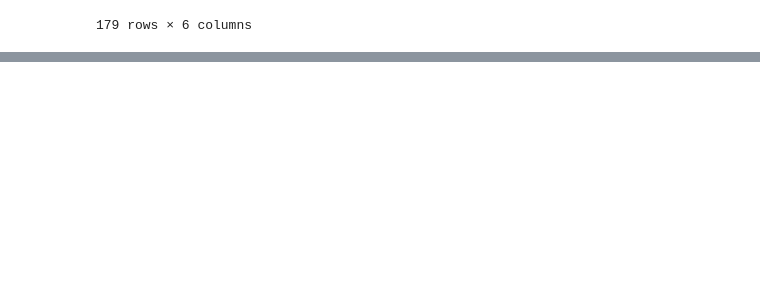
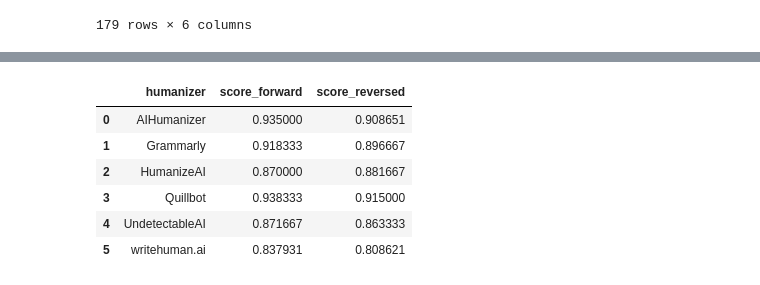
Before and after one commit to warit-tee/FYP, a Jupyter notebook: factual/fact.ipynb, the cells around one changed output, grey strips where cells are left out. Cells and saved outputs as stored; diff of their text form; code cells hidden in the pictures; blank space fills up the shorter version.

```diff
--- a/factual/fact.ipynb
+++ b/factual/fact.ipynb
@@ -606,0 +660,12 @@ display(df_reversed)
+# %%
+# group by humanizer
+df_humanizer = df.groupby('humanizer').agg({'score_forward': 'mean', 'score_reversed': 'mean'}).reset_index()
+df_humanizer
+# %% [output]
+|  | humanizer | score_forward | score_reversed |
+| 0 | AIHumanizer | 0.935000 | 0.908651 |
+| 1 | Grammarly | 0.918333 | 0.896667 |
+| 2 | HumanizeAI | 0.870000 | 0.881667 |
+| 3 | Quillbot | 0.938333 | 0.915000 |
+| 4 | UndetectableAI | 0.871667 | 0.863333 |
+| 5 | writehuman.ai | 0.837931 | 0.808621 |
```
Also changed, not shown: parts of 8 cells of this notebook.
